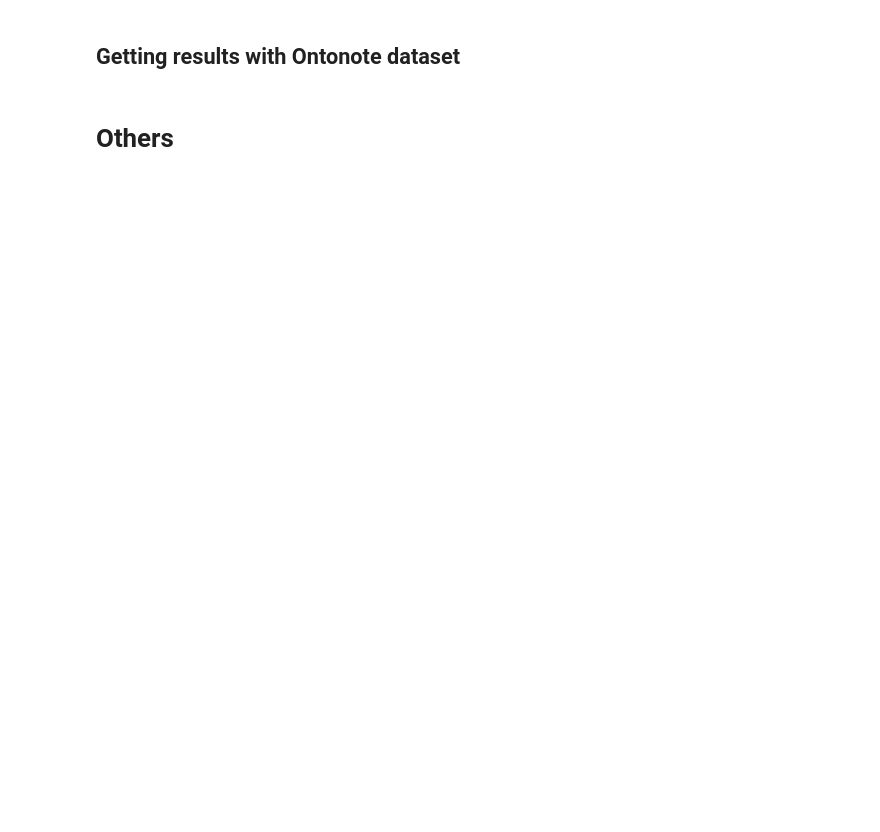
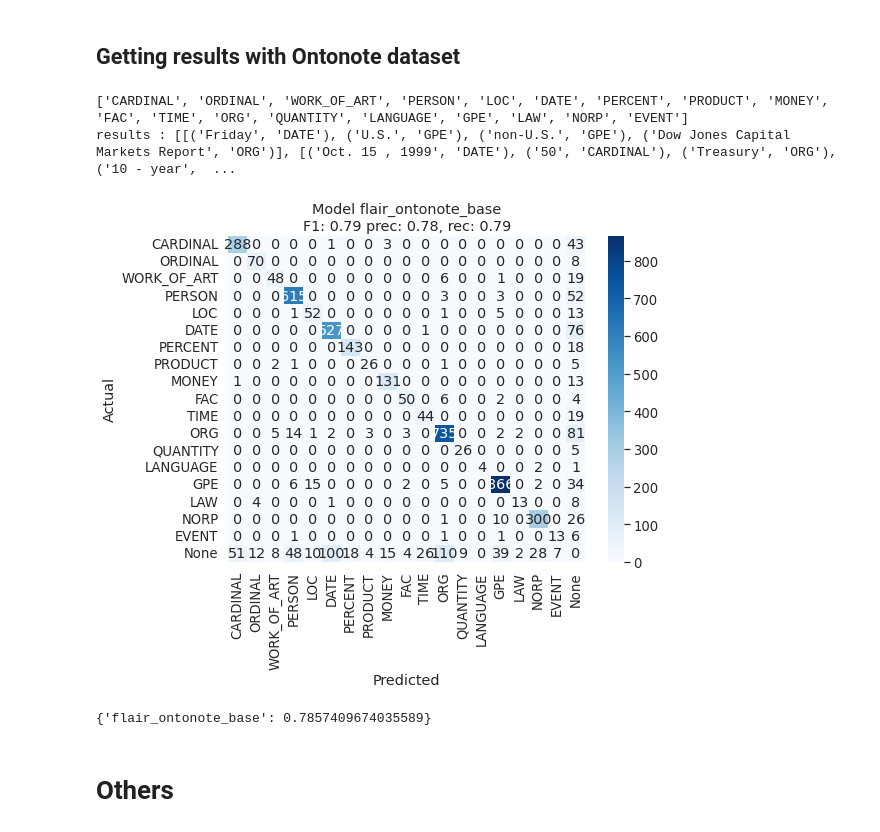
Before and after one commit to MathieuDesponds/Information-extraction-in-official-documents-using-LLMs, a Jupyter notebook: comparing_models.ipynb, the cells around one changed output. Cells and saved outputs as stored; diff of their text form; code cells hidden in the pictures; blank space fills up the shorter version.

```diff
--- a/comparing_models.ipynb
+++ b/comparing_models.ipynb
@@ -23,5 +37,15 @@ dataset = MyDataset.my_load_dataset(dataset=Conll2003Dataset, split = 'test', cl
 # %% [markdown]
 ## Getting results with Ontonote dataset
+# %%
+train, test = OntoNote5Dataset.my_load_dataset()
+# %%
+results, f1s= get_results(test, with_save= True)
+f1s
+# %% [output]
+['CARDINAL', 'ORDINAL', 'WORK_OF_ART', 'PERSON', 'LOC', 'DATE', 'PERCENT', 'PRODUCT', 'MONEY', 'FAC', 'TIME', 'ORG', 'QUANTITY', 'LANGUAGE', 'GPE', 'LAW', 'NORP', 'EVENT']
+results : [[('Friday', 'DATE'), ('U.S.', 'GPE'), ('non-U.S.', 'GPE'), ('Dow Jones Capital Markets Report', 'ORG')], [('Oct. 15 , 1999', 'DATE'), ('50', 'CARDINAL'), ('Treasury', 'ORG'), ('10 - year',  ...
+[figure, added]
+{'flair_ontonote_base': 0.7857409674035589}
 # %% [markdown]
 # Others
 # %%
```
Also changed, not shown: parts of 1 cell of this notebook, 2 other files.
